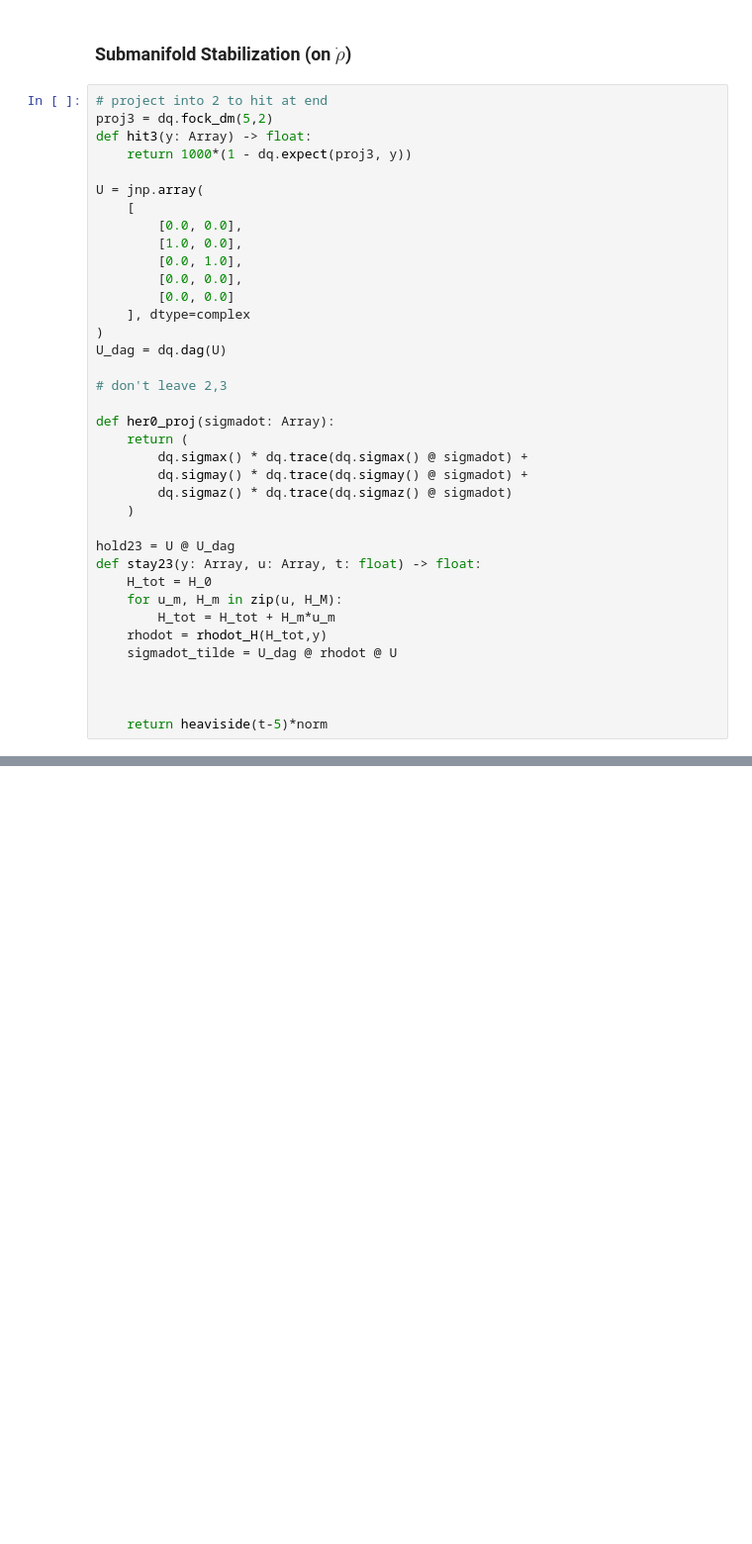
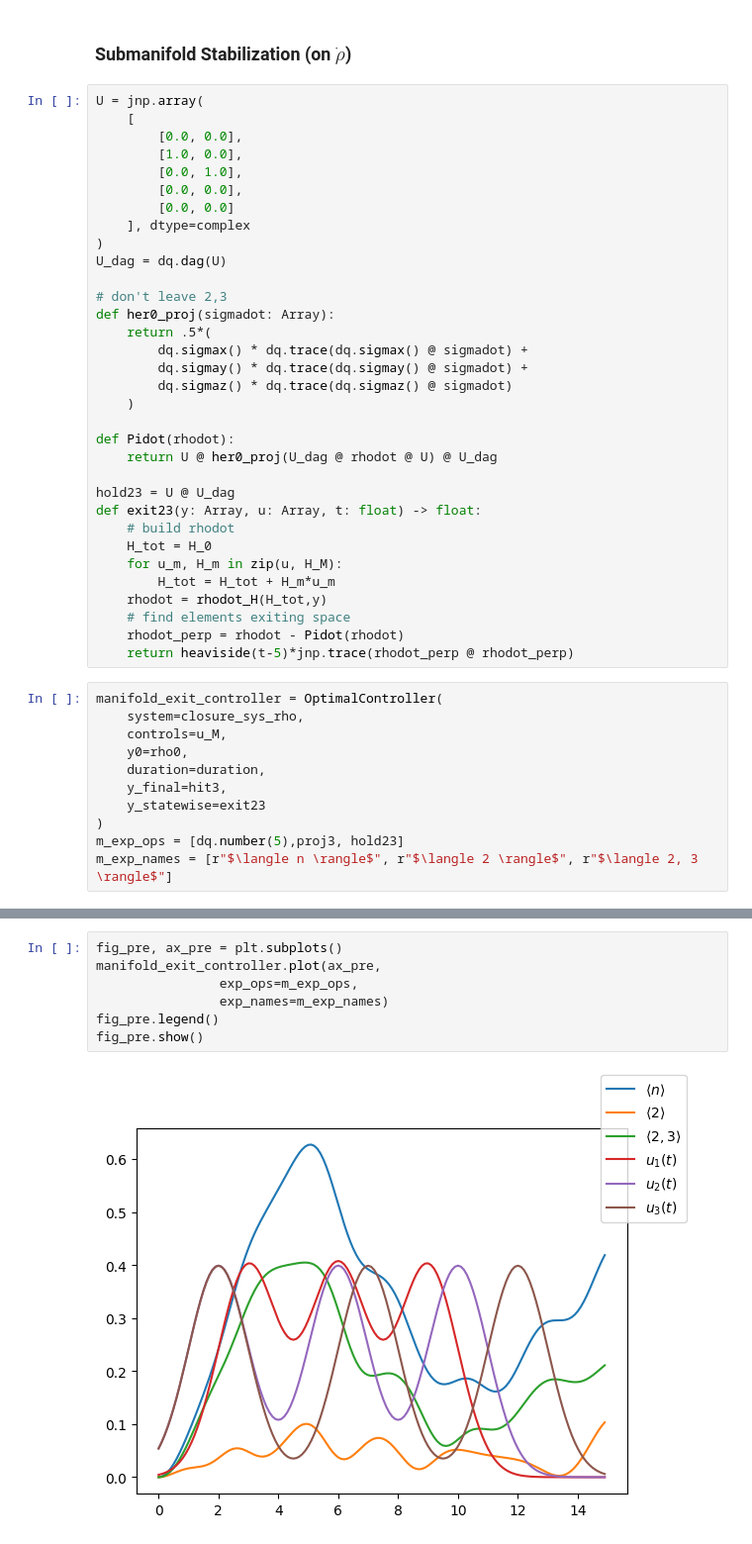
Before and after one commit to connorblake1/jiang-research, a Jupyter notebook: FiniteGKP/jaxpulse_submanifold_closure_testing.ipynb, the cells around one changed output, grey strips where cells are left out. Shown: that part at 99% size. Saved outputs shown, nothing was run; the diff lists cells and outputs as text; blank space fills up the shorter version.

```diff
--- a/FiniteGKP/jaxpulse_submanifold_closure_testing.ipynb
+++ b/FiniteGKP/jaxpulse_submanifold_closure_testing.ipynb
@@ -242,11 +252,6 @@ fig_post.show()
 # %% [markdown]
 ### Submanifold Stabilization (on $\dot{\rho}$)
 # %%
-# project into 2 to hit at end
-proj3 = dq.fock_dm(5,2)
-def hit3(y: Array) -> float:
-    return 1000*(1 - dq.expect(proj3, y))
-
 U = jnp.array(
     [
         [0.0, 0.0],
@@ -259,22 +264,34 @@ U = jnp.array(
 U_dag = dq.dag(U)
 
 # don't leave 2,3
-
 def her0_proj(sigmadot: Array):
-    return (
+    return .5*(
         dq.sigmax() * dq.trace(dq.sigmax() @ sigmadot) +
         dq.sigmay() * dq.trace(dq.sigmay() @ sigmadot) +
         dq.sigmaz() * dq.trace(dq.sigmaz() @ sigmadot)
     )
 
+def Pidot(rhodot):
+    return U @ her0_proj(U_dag @ rhodot @ U) @ U_dag
+
 hold23 = U @ U_dag
-def stay23(y: Array, u: Array, t: float) -> float:
+def exit23(y: Array, u: Array, t: float) -> float:
+    # build rhodot
     H_tot = H_0
     for u_m, H_m in zip(u, H_M):
         H_tot = H_tot + H_m*u_m
     rhodot = rhodot_H(H_tot,y)
-    sigmadot_tilde = U_dag @ rhodot @ U
-
-
-
-    return heaviside(t-5)*norm
+    # find elements exiting space
+    rhodot_perp = rhodot - Pidot(rhodot)
+    return heaviside(t-5)*jnp.trace(rhodot_perp @ rhodot_perp)
+# %%
+manifold_exit_controller = OptimalController(
+    system=closure_sys_rho,
+    controls=u_M,
+    y0=rho0,
+    duration=duration,
+    y_final=hit3,
+    y_statewise=exit23
+)
+m_exp_ops = [dq.number(5),proj3, hold23]
+m_exp_names = [r"$\langle n \rangle$", r"$\langle 2 \rangle$", r"$\langle 2, 3 \rangle$"]
@@ -280,0 +300,9 @@ def stay23(y: Array, u: Array, t: float) -> float:
+# %%
+fig_pre, ax_pre = plt.subplots()
+manifold_exit_controller.plot(ax_pre,
+                exp_ops=m_exp_ops,
+                exp_names=m_exp_names)
+fig_pre.legend()
+fig_pre.show()
+# %% [output]
+[figure, added]
```
Also changed, not shown: parts of 11 cells of this notebook.
